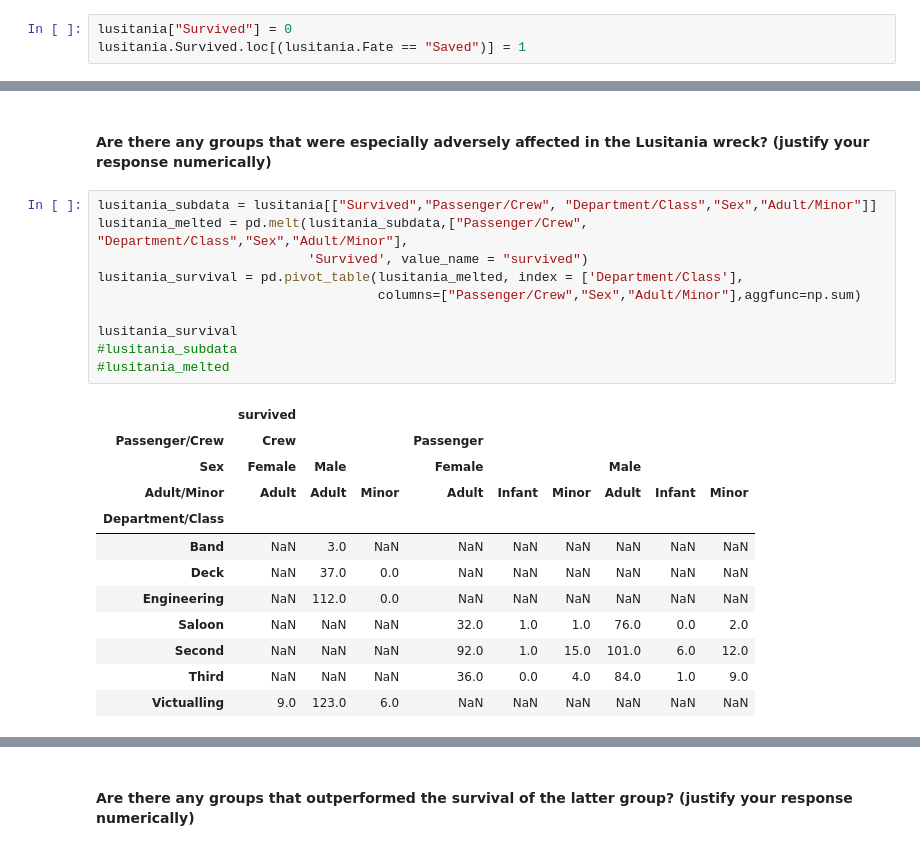
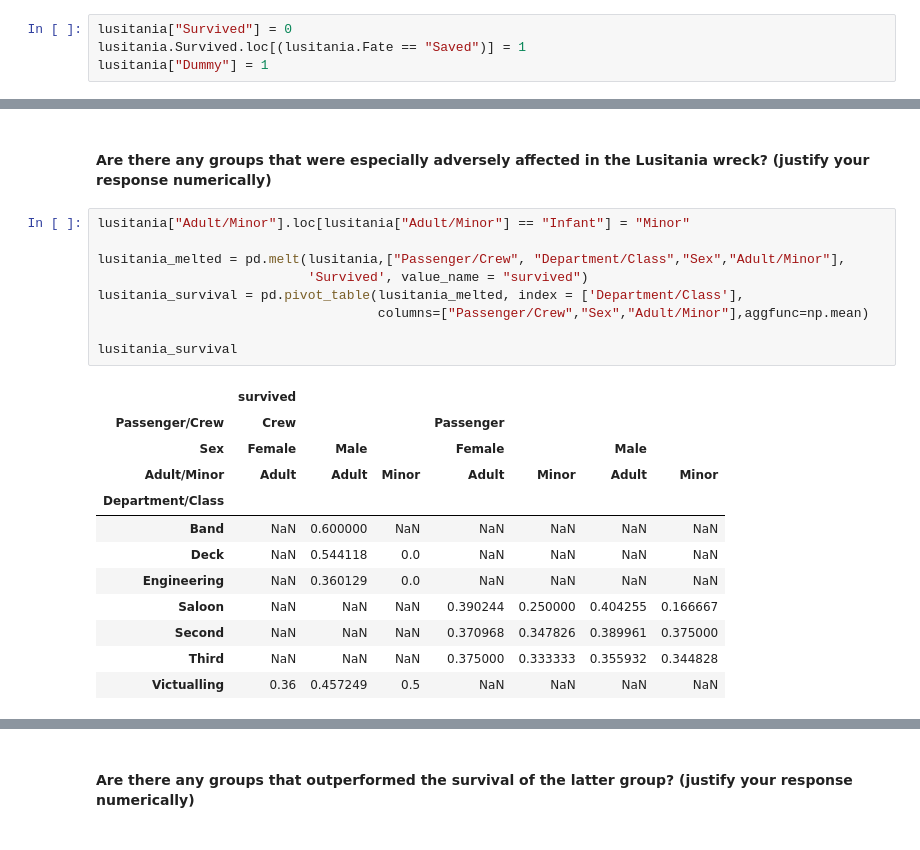
Before and after one commit to davidsanford/DSI_Project_2, a Jupyter notebook: Project_2_JB_JM.ipynb, the cells around one changed output, grey strips where cells are left out. Drawn from its saved outputs; the diff is of its cells as text.

```diff
--- a/Project_2_JB_JM.ipynb
+++ b/Project_2_JB_JM.ipynb
@@ -243,6 +240,7 @@ Finally, the survival variable is most useful as a class variable.  I map any en
 # %%
 lusitania["Survived"] = 0
 lusitania.Survived.loc[(lusitania.Fate == "Saved")] = 1
+lusitania["Dummy"] = 1
 # %% [markdown]
 ## Part 4: Group Statistics
 # %% [markdown]
@@ -320,25 +295,24 @@ titanic_survival.plot.bar()
 # %% [markdown]
 #### Are there any groups that were especially adversely affected in the Lusitania wreck? (justify your response numerically)
 # %%
-lusitania_subdata = lusitania[["Survived","Passenger/Crew", "Department/Class","Sex","Adult/Minor"]]
-lusitania_melted = pd.melt(lusitania_subdata,["Passenger/Crew", "Department/Class","Sex","Adult/Minor"],
+lusitania["Adult/Minor"].loc[lusitania["Adult/Minor"] == "Infant"] = "Minor"
+
+lusitania_melted = pd.melt(lusitania,["Passenger/Crew", "Department/Class","Sex","Adult/Minor"],
                            'Survived', value_name = "survived")
 lusitania_survival = pd.pivot_table(lusitania_melted, index = ['Department/Class'],
-                                    columns=["Passenger/Crew","Sex","Adult/Minor"],aggfunc=np.sum)
+                                    columns=["Passenger/Crew","Sex","Adult/Minor"],aggfunc=np.mean)
 
 lusitania_survival
-#lusitania_subdata
-#lusitania_melted
 # %% [output]
-|  | survived |  |  |  |  |  |  |  |  |
-| Passenger/Crew | Crew |  |  | Passenger |  |  |  |  |  |
-| Sex | Female | Male |  | Female |  |  | Male |  |  |
-| Adult/Minor | Adult | Adult | Minor | Adult | Infant | Minor | Adult | Infant | Minor |
-| Department/Class |  |  |  |  |  |  |  |  |  |
-| Band | NaN | 3.0 | NaN | NaN | NaN | NaN | NaN | NaN | NaN |
-| Deck | NaN | 37.0 | 0.0 | NaN | NaN | NaN | NaN | NaN | NaN |
-| Engineering | NaN | 112.0 | 0.0 | NaN | NaN | NaN | NaN | NaN | NaN |
-| Saloon | NaN | NaN | NaN | 32.0 | 1.0 | 1.0 | 76.0 | 0.0 | 2.0 |
-| Second | NaN | NaN | NaN | 92.0 | 1.0 | 15.0 | 101.0 | 6.0 | 12.0 |
-| Third | NaN | NaN | NaN | 36.0 | 0.0 | 4.0 | 84.0 | 1.0 | 9.0 |
-| Victualling | 9.0 | 123.0 | 6.0 | NaN | NaN | NaN | NaN | NaN | NaN |
+|  | survived |  |  |  |  |  |  |
+| Passenger/Crew | Crew |  |  | Passenger |  |  |  |
+| Sex | Female | Male |  | Female |  | Male |  |
+| Adult/Minor | Adult | Adult | Minor | Adult | Minor | Adult | Minor |
+| Department/Class |  |  |  |  |  |  |  |
+| Band | NaN | 0.600000 | NaN | NaN | NaN | NaN | NaN |
+| Deck | NaN | 0.544118 | 0.0 | NaN | NaN | NaN | NaN |
+| Engineering | NaN | 0.360129 | 0.0 | NaN | NaN | NaN | NaN |
+| Saloon | NaN | NaN | NaN | 0.390244 | 0.250000 | 0.404255 | 0.166667 |
+| Second | NaN | NaN | NaN | 0.370968 | 0.347826 | 0.389961 | 0.375000 |
+| Third | NaN | NaN | NaN | 0.375000 | 0.333333 | 0.355932 | 0.344828 |
+| Victualling | 0.36 | 0.457249 | 0.5 | NaN | NaN | NaN | NaN |
```
Also changed, not shown: parts of 23 cells of this notebook.
